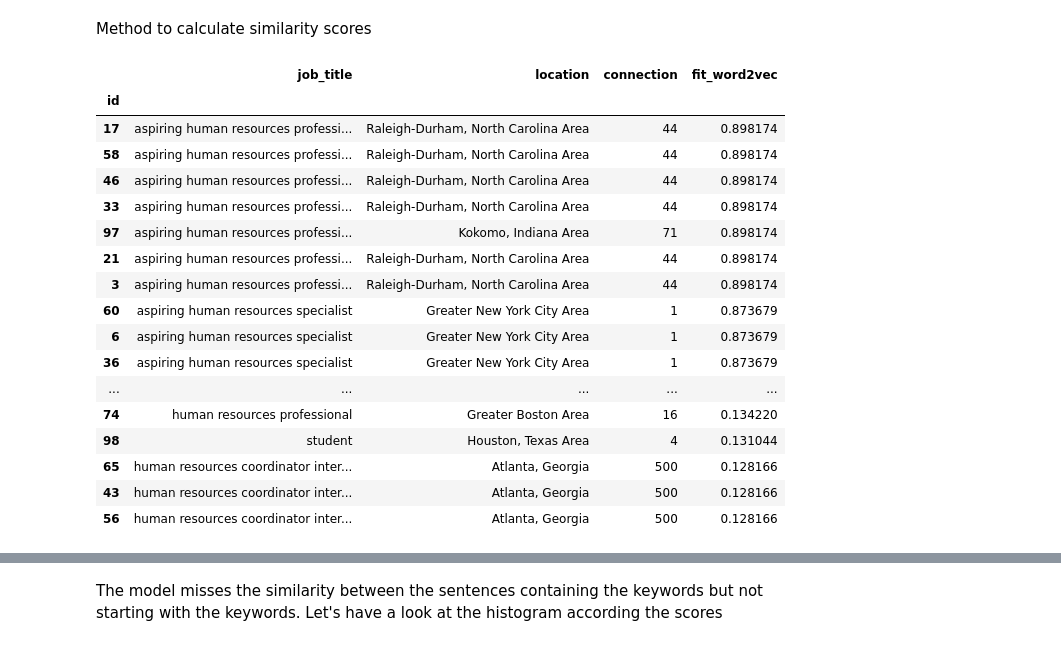
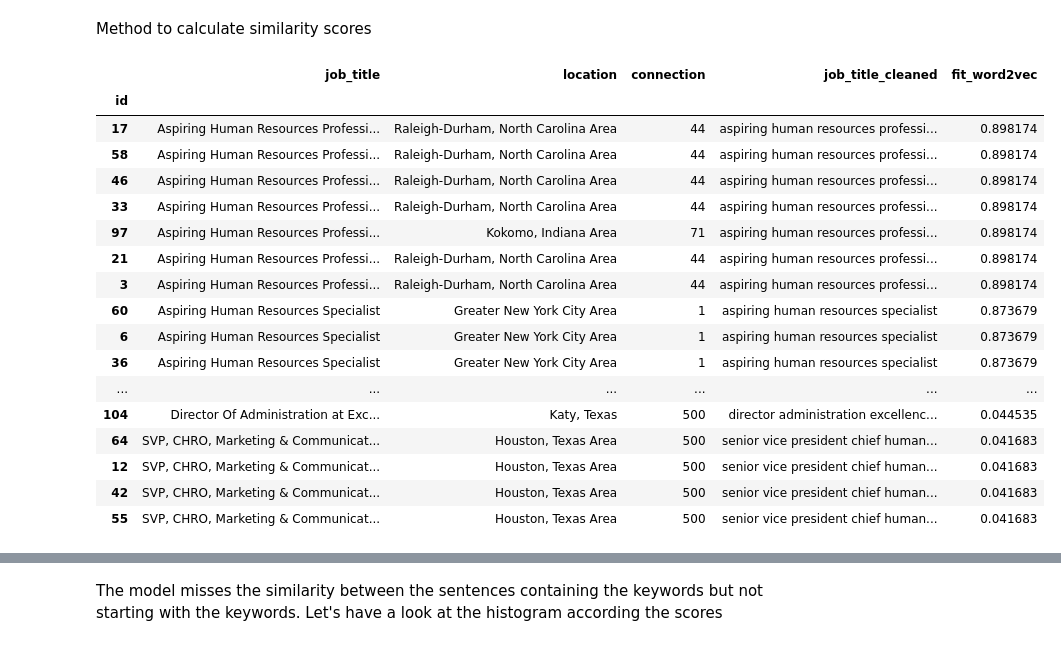
Before and after one commit to chiara89/-NAHynH028422ZNN9, a Jupyter notebook: Potential_talents_NLP.ipynb, the cells around one changed output, grey strips where cells are left out. Cells and saved outputs as stored; diff of their text form; code cells hidden in the pictures.

```diff
--- a/Potential_talents_NLP.ipynb
+++ b/Potential_talents_NLP.ipynb
@@ -19,4 +19,7 @@ from transformers import BertTokenizer, BertModel
 from sentence_transformers import SentenceTransformer, models
 #import plotly.io as pio
 #pio.renderers.default='notebook'
-pd.option_context('display.max_rows', None)
+pd.set_option('display.max_rows', None)
+pd.set_option('display.max_columns', None)
+pd.set_option('display.width', None)
+pd.set_option('display.max_colwidth', None)
@@ -118,6 +119,8 @@ Senior Human Resources Business Partner at Heil Environmental
 Aspiring Human Resources Professional | An energetic and Team-Focused Leader                                             1
 Director Of Administration at Excellence Logging                                                                         1
 Name: count, dtype: int64
+# %%
+df['job_title_cleaned'] = df.loc[:, 'job_title']
 # %% [markdown]
 ### Data preprocessing and cleaning
 # %% [markdown]
@@ -127,19 +130,19 @@ stop_words = stopwords.words('english')
 stopwords_dict = Counter(stop_words)
 lemmatizer = WordNetLemmatizer()
 for ind, row in df.iterrows():
-    words = [lemmatizer.lemmatize(word) for word in word_tokenize(row['job_title'])]
+    words = [lemmatizer.lemmatize(word) for word in word_tokenize(row['job_title_cleaned'])]
     words=[word.lower() for word in words if word.isalpha()]
     filtered_words = [word for word in words if word.lower() not in stopwords.words('english')]
-    df.loc[ind,'job_title'] = ' '.join(TreebankWordDetokenizer().detokenize(filtered_words).lower().split())
-    df.loc[ind,'job_title'] = df.loc[ind,'job_title'].replace('bauer','').lstrip()
-    df.loc[ind,'job_title'] = df.loc[ind,'job_title'].replace('svp','senior vice president').lstrip()
-    df.loc[ind,'job_title'] = df.loc[ind,'job_title'].replace('csr','corporate social responsability').lstrip()
-    df.loc[ind,'job_title'] = df.loc[ind,'job_title'].replace('chro','chief human resources officer').lstrip()
-    df.loc[ind,'job_title'] = df.loc[ind,'job_title'].replace('gphr','global professional in human resources').lstrip()
-    df.loc[ind,'job_title'] = df.loc[ind,'job_title'].replace('sphr','senior professional in human resources').lstrip()
-    df.loc[ind,'job_title'] = df.loc[ind,'job_title'].replace('mes','manufacturing execution system').lstrip()
-    df.loc[ind,'job_title'] = df.loc[ind,'job_title'].replace('hris','human resources information system').lstrip()
-    df.loc[ind,'job_title'] = df.loc[ind,'job_title'].replace('hr','human resource').lstrip()
+    df.loc[ind,'job_title_cleaned'] = ' '.join(TreebankWordDetokenizer().detokenize(filtered_words).lower().split())
+    df.loc[ind,'job_title_cleaned'] = df.loc[ind,'job_title_cleaned'].replace('bauer','').lstrip()
+    df.loc[ind,'job_title_cleaned'] = df.loc[ind,'job_title_cleaned'].replace('svp','senior vice president').lstrip()
+    df.loc[ind,'job_title_cleaned'] = df.loc[ind,'job_title_cleaned'].replace('csr','corporate social responsability').lstrip()
+    df.loc[ind,'job_title_cleaned'] = df.loc[ind,'job_title_cleaned'].replace('chro','chief human resources officer').lstrip()
+    df.loc[ind,'job_title_cleaned'] = df.loc[ind,'job_title_cleaned'].replace('gphr','global professional in human resources').lstrip()
+    df.loc[ind,'job_title_cleaned'] = df.loc[ind,'job_title_cleaned'].replace('sphr','senior professional in human resources').lstrip()
+    df.loc[ind,'job_title_cleaned'] = df.loc[ind,'job_title_cleaned'].replace('mes','manufacturing execution system').lstrip()
+    df.loc[ind,'job_title_cleaned'] = df.loc[ind,'job_title_cleaned'].replace('hris','human resources information system').lstrip()
+    df.loc[ind,'job_title_cleaned'] = df.loc[ind,'job_title_cleaned'].replace('hr','human resource').lstrip()
 # %%
 df.info()
 # %% [output]
@@ -292,23 +299,23 @@ query = "Aspiring human resources"
 cos_sim_w2v = get_w2v_query_similarity(document_word_embeddings, [query])
 df['fit_word2vec'] = cos_sim_w2v
 # %%
-top_candidates(n = 50, by = 'fit_word2vec', ascending = False, min_con = 0)
+top_candidates(n = 104, by = 'fit_word2vec', ascending = False, min_con = 0)
 # %% [output]
-|  | job_title | location | connection | fit_word2vec |
-| id |  |  |  |  |
-| 17 | aspiring human resources professi... | Raleigh-Durham, North Carolina Area | 44 | 0.898174 |
-| 58 | aspiring human resources professi... | Raleigh-Durham, North Carolina Area | 44 | 0.898174 |
-| 46 | aspiring human resources professi... | Raleigh-Durham, North Carolina Area | 44 | 0.898174 |
-| 33 | aspiring human resources professi... | Raleigh-Durham, North Carolina Area | 44 | 0.898174 |
-| 97 | aspiring human resources professi... | Kokomo, Indiana Area | 71 | 0.898174 |
-| 21 | aspiring human resources professi... | Raleigh-Durham, North Carolina Area | 44 | 0.898174 |
-| 3 | aspiring human resources professi... | Raleigh-Durham, North Carolina Area | 44 | 0.898174 |
-| 60 | aspiring human resources specialist | Greater New York City Area | 1 | 0.873679 |
-| 6 | aspiring human resources specialist | Greater New York City Area | 1 | 0.873679 |
-| 36 | aspiring human resources specialist | Greater New York City Area | 1 | 0.873679 |
-| ... | ... | ... | ... | ... |
-| 74 | human resources professional | Greater Boston Area | 16 | 0.134220 |
-| 98 | student | Houston, Texas Area | 4 | 0.131044 |
-| 65 | human resources coordinator inter... | Atlanta, Georgia | 500 | 0.128166 |
-| 43 | human resources coordinator inter... | Atlanta, Georgia | 500 | 0.128166 |
-| 56 | human resources coordinator inter... | Atlanta, Georgia | 500 | 0.128166 |
+|  | job_title | location | connection | job_title_cleaned | fit_word2vec |
+| id |  |  |  |  |  |
+| 17 | Aspiring Human Resources Professi... | Raleigh-Durham, North Carolina Area | 44 | aspiring human resources professi... | 0.898174 |
+| 58 | Aspiring Human Resources Professi... | Raleigh-Durham, North Carolina Area | 44 | aspiring human resources professi... | 0.898174 |
+| 46 | Aspiring Human Resources Professi... | Raleigh-Durham, North Carolina Area | 44 | aspiring human resources professi... | 0.898174 |
+| 33 | Aspiring Human Resources Professi... | Raleigh-Durham, North Carolina Area | 44 | aspiring human resources professi... | 0.898174 |
+| 97 | Aspiring Human Resources Professi... | Kokomo, Indiana Area | 71 | aspiring human resources professi... | 0.898174 |
+| 21 | Aspiring Human Resources Professi... | Raleigh-Durham, North Carolina Area | 44 | aspiring human resources professi... | 0.898174 |
+| 3 | Aspiring Human Resources Professi... | Raleigh-Durham, North Carolina Area | 44 | aspiring human resources professi... | 0.898174 |
+| 60 | Aspiring Human Resources Specialist | Greater New York City Area | 1 | aspiring human resources specialist | 0.873679 |
+| 6 | Aspiring Human Resources Specialist | Greater New York City Area | 1 | aspiring human resources specialist | 0.873679 |
+| 36 | Aspiring Human Resources Specialist | Greater New York City Area | 1 | aspiring human resources specialist | 0.873679 |
+| ... | ... | ... | ... | ... | ... |
+| 104 | Director Of Administration at Exc... | Katy, Texas | 500 | director administration excellenc... | 0.044535 |
+| 64 | SVP, CHRO, Marketing & Communicat... | Houston, Texas Area | 500 | senior vice president chief human... | 0.041683 |
+| 12 | SVP, CHRO, Marketing & Communicat... | Houston, Texas Area | 500 | senior vice president chief human... | 0.041683 |
+| 42 | SVP, CHRO, Marketing & Communicat... | Houston, Texas Area | 500 | senior vice president chief human... | 0.041683 |
+| 55 | SVP, CHRO, Marketing & Communicat... | Houston, Texas Area | 500 | senior vice president chief human... | 0.041683 |
```
Also changed, not shown: parts of 39 cells of this notebook.
